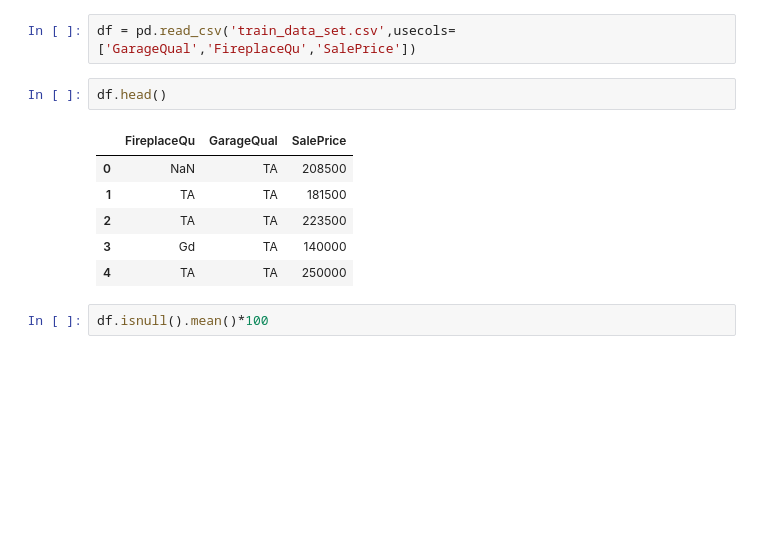
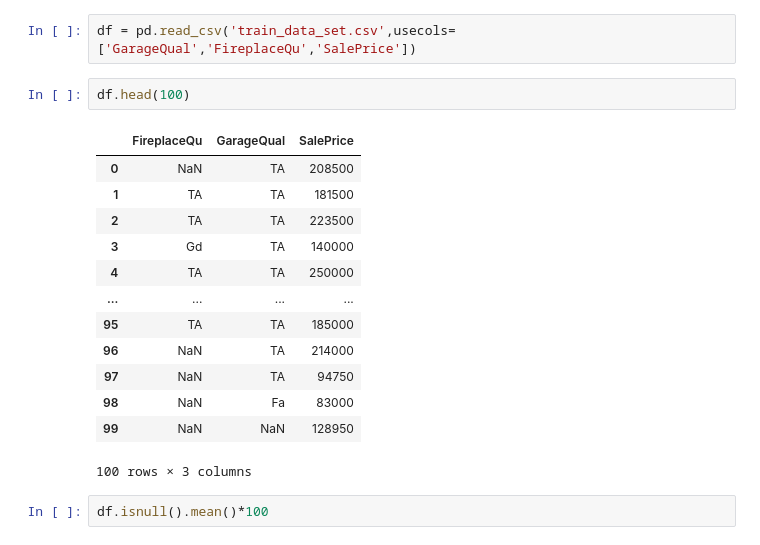
Before and after one commit to hanuman-kshitij1001/My-AIML-Journey, a Jupyter notebook: 10_Machine-Learing/37_simple_imputer_categorical/frequent-value-imputation.ipynb, the cells around one changed output. Drawn from its saved outputs; the diff is of its cells as text; blank space fills up the shorter version.

```diff
--- a/10_Machine-Learing/37_simple_imputer_categorical/frequent-value-imputation.ipynb
+++ b/10_Machine-Learing/37_simple_imputer_categorical/frequent-value-imputation.ipynb
@@ -5,14 +5,21 @@ import matplotlib.pyplot as plt
 # %%
 df = pd.read_csv('train_data_set.csv',usecols=['GarageQual','FireplaceQu','SalePrice'])
 # %%
-df.head()
+df.head(100)
 # %% [output]
 |  | FireplaceQu | GarageQual | SalePrice |
 | 0 | NaN | TA | 208500 |
 | 1 | TA | TA | 181500 |
 | 2 | TA | TA | 223500 |
 | 3 | Gd | TA | 140000 |
 | 4 | TA | TA | 250000 |
+| ... | ... | ... | ... |
+| 95 | TA | TA | 185000 |
+| 96 | NaN | TA | 214000 |
+| 97 | NaN | TA | 94750 |
+| 98 | NaN | Fa | 83000 |
+| 99 | NaN | NaN | 128950 |
+100 rows × 3 columns
 # %%
 df.isnull().mean()*100
 # %% [output]
```
Also changed, not shown: 1 other file.
